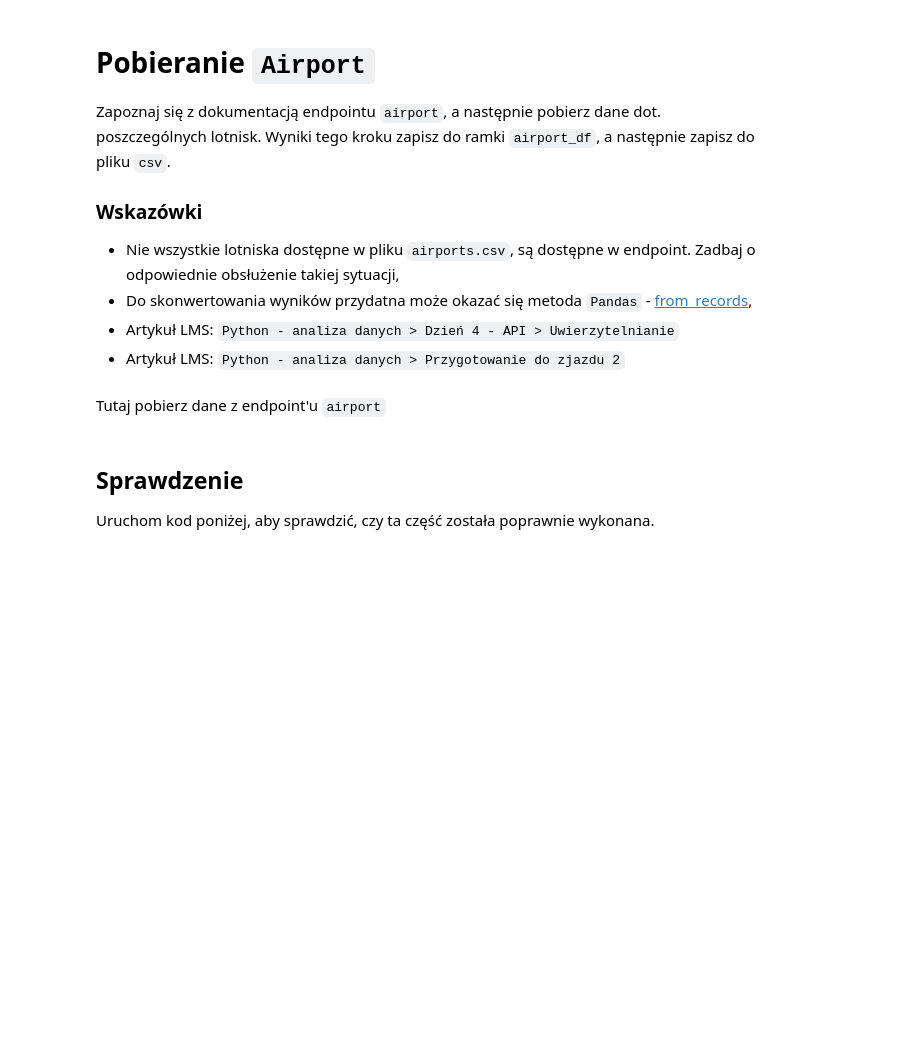
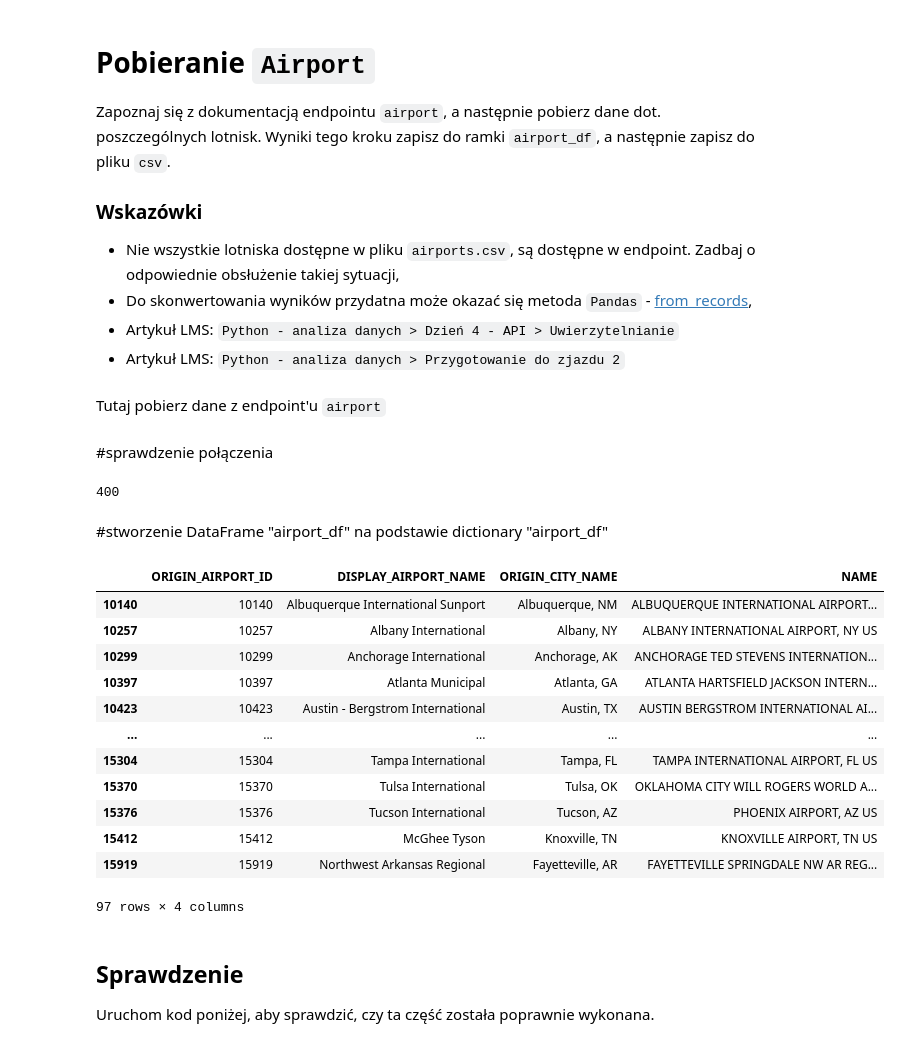
Before and after one commit to piotrquandt/Airports_CL, a Jupyter notebook: notebooks/01_Pobieranie_danych.ipynb, the cells around one changed output. Drawn from its saved outputs; the diff is of its cells as text; code cells hidden in the pictures; blank space fills up the shorter version.

```diff
--- a/notebooks/01_Pobieranie_danych.ipynb
+++ b/notebooks/01_Pobieranie_danych.ipynb
@@ -28,4 +35,7 @@
 # %% [markdown]
  Tutaj zdefiniuj parametry połączenia do API
+# %%
+api_key = "WpzDMZeeCq6tbPdsTHUX8W9mecuUVwXAnmcorefr"
+authorization = {'authorization': api_key}
 # %% [markdown]
 Tutaj wczytaj plik `airports.csv` i dostosuj do dalszych kroków w celu pobierania z kolejnych endpointów. Lista lotnisk jest dostępna w kolumnie `origin_airport_id`.
@@ -31,0 +54,3 @@ Tutaj wczytaj plik `airports.csv` i dostosuj do dalszych kroków w celu pobieran
+# %%
+airports = pd.read_csv("/Users/Me/desktop/Airports_CL/data/airports.csv", header = 0)
+airports_list = list(airports.origin_airport_id)
@@ -31,0 +59,11 @@ Tutaj wczytaj plik `airports.csv` i dostosuj do dalszych kroków w celu pobieran
+# %%
+url_airport = "https://api-datalab.coderslab.com/api/airport/{airportID}"
+airports_list = list(airports.origin_airport_id)
+true_airports = []
+
+for airportID in airports_list:
+    url = url_airport.replace("{airportID}", str(airportID))
+    response = requests.get(url, headers = authorization)
+
+    if response.status_code == 200:
+        true_airports.append(airportID)
@@ -40,6 +94,34 @@ Tutaj wczytaj plik `airports.csv` i dostosuj do dalszych kroków w celu pobieran
  - Artykuł LMS: `Python - analiza danych > Przygotowanie do zjazdu 2`
 # %% [markdown]
  Tutaj pobierz dane z endpoint'u `airport`
+# %% [markdown]
+#sprawdzenie połączenia
+# %%
+url_airport = "https://api-datalab.coderslab.com/api/airport/{airportID}"
+response = requests.get(url_airport, headers = authorization)
+response.status_code
+# %% [output]
+400
+# %% [markdown]
+#stworzenie DataFrame "airport_df" na podstawie dictionary "airport_df"
+# %%
+airport_df = pd.DataFrame.from_records(airport_df)
+airport_df = airport_df.transpose() #odwrócenie tabeli
+airport_df
+# %% [output]
+|  | ORIGIN_AIRPORT_ID | DISPLAY_AIRPORT_NAME | ORIGIN_CITY_NAME | NAME |
+| 10140 | 10140 | Albuquerque International Sunport | Albuquerque, NM | ALBUQUERQUE INTERNATIONAL AIRPORT... |
+| 10257 | 10257 | Albany International | Albany, NY | ALBANY INTERNATIONAL AIRPORT, NY US |
+| 10299 | 10299 | Anchorage International | Anchorage, AK | ANCHORAGE TED STEVENS INTERNATION... |
+| 10397 | 10397 | Atlanta Municipal | Atlanta, GA | ATLANTA HARTSFIELD JACKSON INTERN... |
+| 10423 | 10423 | Austin - Bergstrom International | Austin, TX | AUSTIN BERGSTROM INTERNATIONAL AI... |
+| ... | ... | ... | ... | ... |
+| 15304 | 15304 | Tampa International | Tampa, FL | TAMPA INTERNATIONAL AIRPORT, FL US |
+| 15370 | 15370 | Tulsa International | Tulsa, OK | OKLAHOMA CITY WILL ROGERS WORLD A... |
+| 15376 | 15376 | Tucson International | Tucson, AZ | PHOENIX AIRPORT, AZ US |
+| 15412 | 15412 | McGhee Tyson | Knoxville, TN | KNOXVILLE AIRPORT, TN US |
+| 15919 | 15919 | Northwest Arkansas Regional | Fayetteville, AR | FAYETTEVILLE SPRINGDALE NW AR REG... |
+97 rows × 4 columns
 # %% [markdown]
  ## Sprawdzenie
  Uruchom kod poniżej, aby sprawdzić, czy ta część została poprawnie wykonana.
```
Also changed, not shown: parts of 24 cells of this notebook, 5 other files.
